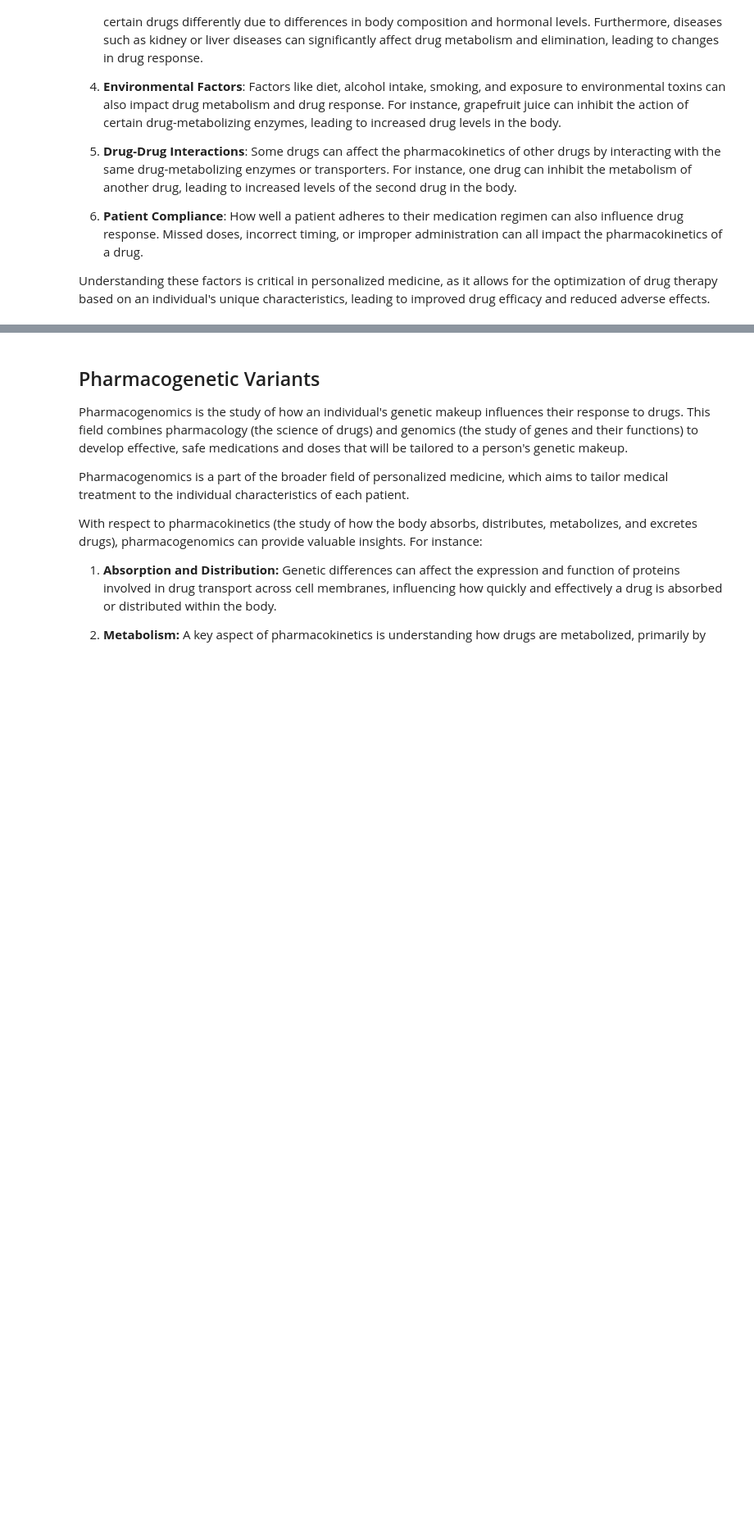
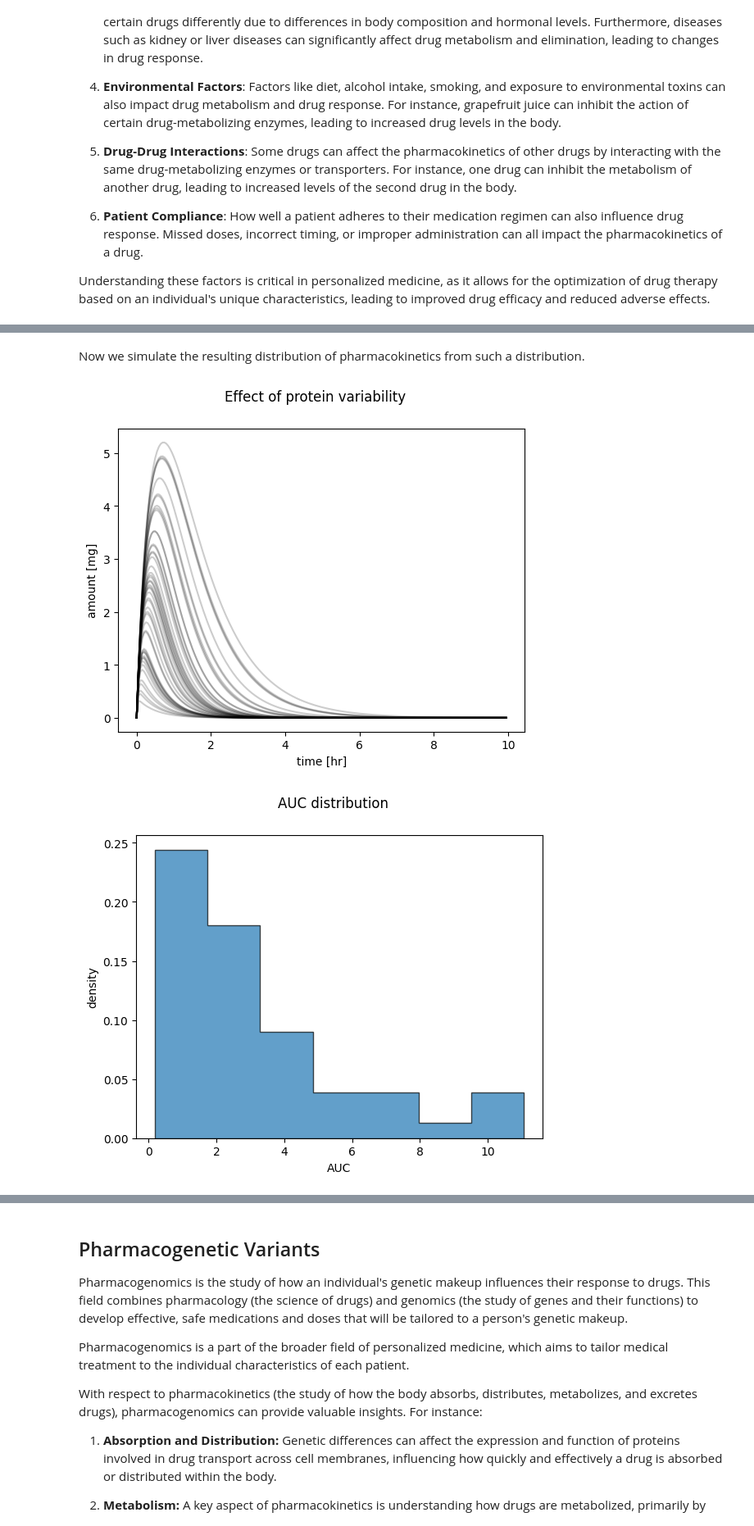
Before and after one commit to matthiaskoenig/course-pharmacokinetic-modelling, a Jupyter notebook: src/mb19/notebooks/08_variability.ipynb, the cells around one changed output, grey strips where cells are left out. Shown at 82% size. Cells and saved outputs as stored; diff of their text form; code cells hidden in the pictures; blank space fills up the shorter version.

```diff
--- a/src/mb19/notebooks/08_variability.ipynb
+++ b/src/mb19/notebooks/08_variability.ipynb
@@ -40,0 +54,65 @@ Achieving the therapeutic range in a population is much more difficult. See what
+# %% [markdown]
+Now we simulate the resulting distribution of pharmacokinetics from such a distribution.
+# %%
+import numpy as np
+import pandas as pd
+from scipy.integrate import odeint
+from matplotlib import pylab as plt
+
+from helpers import f_pk, dxdt_absorption_first_order
+
+# initial condition and time span
+t = np.arange(0, 10, 0.05) # [hr]
+Dose_A = 10.0  # [mg]
+x0 = [
+    Dose_A,  # A_tablet  [mg]
+    0.0,   # A_central [mg]
+    0.0,   # A_urine [mg]
+]
+
+# parameters
+ka = 2.0  # [1/hr]
+ke = 5.0  # [1/hr]
+
+# simulate all genetic variants
+tcs = []
+pks = []
+
+for f_protein in f_proteins:
+
+    # the genetic variants effect the elimination/transport rate
+    ke_protein = f_protein * ke
+    x = odeint(dxdt_absorption_first_order, x0, t, args=(ka, ke_protein))
+    df = pd.DataFrame(x, columns=["A_tablet", "A_central", "A_urine"])
+    df["time"] = t
+    tcs.append(df)
+
+    # calculate pharmacokinetics parameters on the curves
+    pk = f_pk(t=df.time.values, c=df.A_central.values, dose=Dose_A, show=False)
+    pks.append(pk)
+
+
+# plot timecourse
+f, ax = plt.subplots(nrows=1, ncols=1)
+f.suptitle("Effect of protein variability")
+ax.set_xlabel("time [hr]")
+ax.set_ylabel("amount [mg]")
+
+for k, f_protein in enumerate(f_proteins):
+    tc = tcs[k]
+    ax.plot(tc.time, tc.A_central, color="black", alpha=0.2)
+plt.show()
+
+# plot AUC
+f, ax = plt.subplots(nrows=1, ncols=1)
+f.suptitle("AUC distribution")
+aucs = [pk["auc"] for pk in pks]
+ax.hist(aucs, density=True, bins='auto', histtype='stepfilled', alpha=0.7,
+        edgecolor="black")
+
+ax.set_xlabel("AUC")
+ax.set_ylabel("density")
+plt.show()
+# %% [output]
+[figure, added]
+[figure, added]
```
Also changed, not shown: parts of 14 cells of this notebook, 8 other files.
